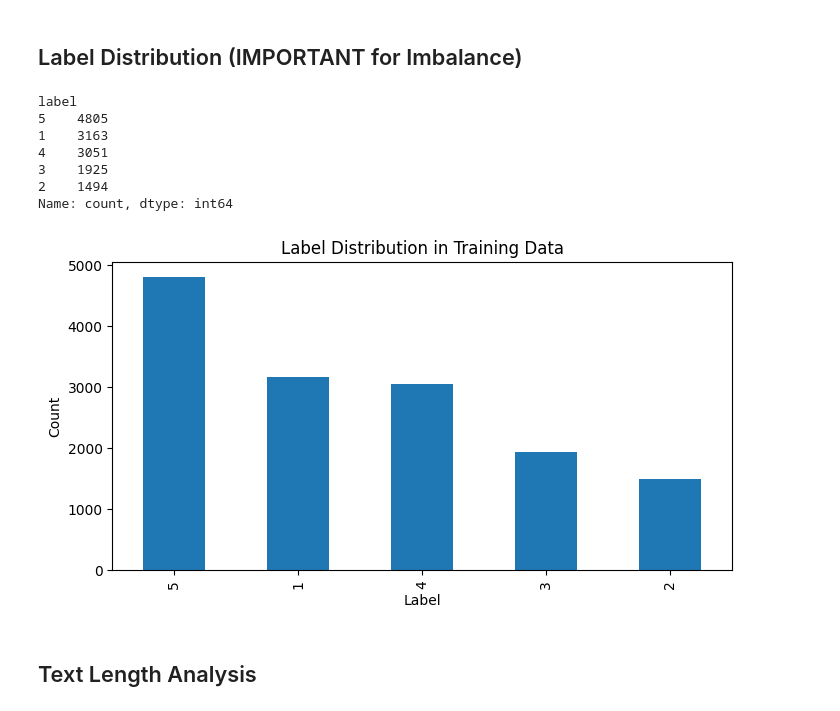
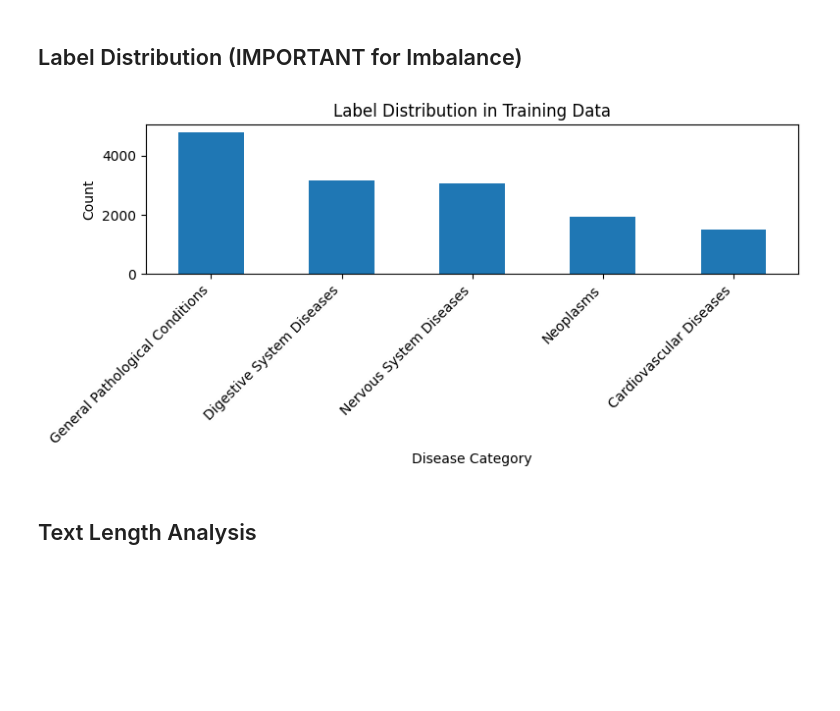
Before and after one commit to surftijmen/agentic-hitl-medical-annotation, a Jupyter notebook: notebooks/data_analysis.ipynb, the cells around one changed output. Drawn from its saved outputs; the diff is of its cells as text; code cells hidden in the pictures; blank space fills up the shorter version.

```diff
--- a/notebooks/data_analysis.ipynb
+++ b/notebooks/data_analysis.ipynb
@@ -17,8 +17,8 @@ plt.rcParams["figure.figsize"] = (8, 4)
 # ├── train.dat
 # └── test.dat
 
-train_path = "data/train.dat"
-test_path = "data/test.dat"
+train_path = "../data/train.dat"
+test_path = "../data/test.dat"
 
 train_df = pd.read_csv(train_path, sep="\t", header=None, names=["label", "text"])
 test_df = pd.read_csv(test_path, sep="\t", header=None, names=["label", "text"])
@@ -59,24 +59,26 @@ dtype: int64
 # %% [markdown]
 ## Label Distribution (IMPORTANT for Imbalance)
 # %%
+
+label_names = {
+    1: "Digestive System Diseases",
+    2: "Cardiovascular Diseases",
+    3: "Neoplasms",
+    4: "Nervous System Diseases",
+    5: "General Pathological Conditions"
+}
 label_counts = train_df["label"].value_counts()
-
-print(label_counts)
+label_counts.index = label_counts.index.map(label_names)
 
 label_counts.plot(kind="bar")
 plt.title("Label Distribution in Training Data")
-plt.xlabel("Label")
+plt.xlabel("Disease Category")
 plt.ylabel("Count")
+plt.xticks(rotation=45, ha="right")
+plt.tight_layout()
 plt.show()
 # %% [output]
-label
-5    4805
-1    3163
-4    3051
-3    1925
-2    1494
-Name: count, dtype: int64
-[figure, old version]
+[figure, new version]
 # %% [markdown]
 ## Text Length Analysis
 # %%
```
Also changed, not shown: parts of 2 cells of this notebook, 3 other files.
